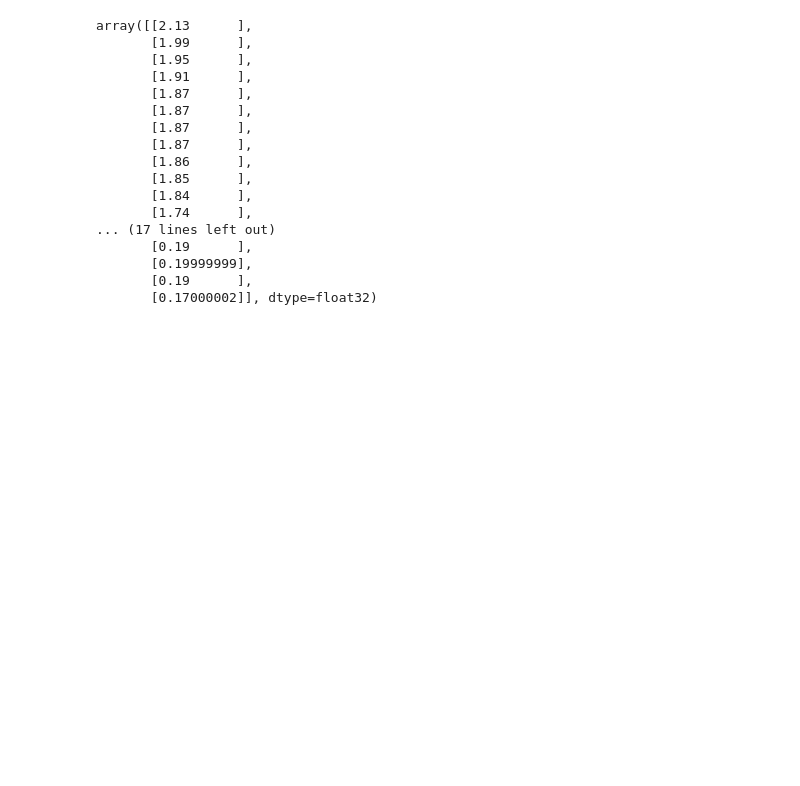
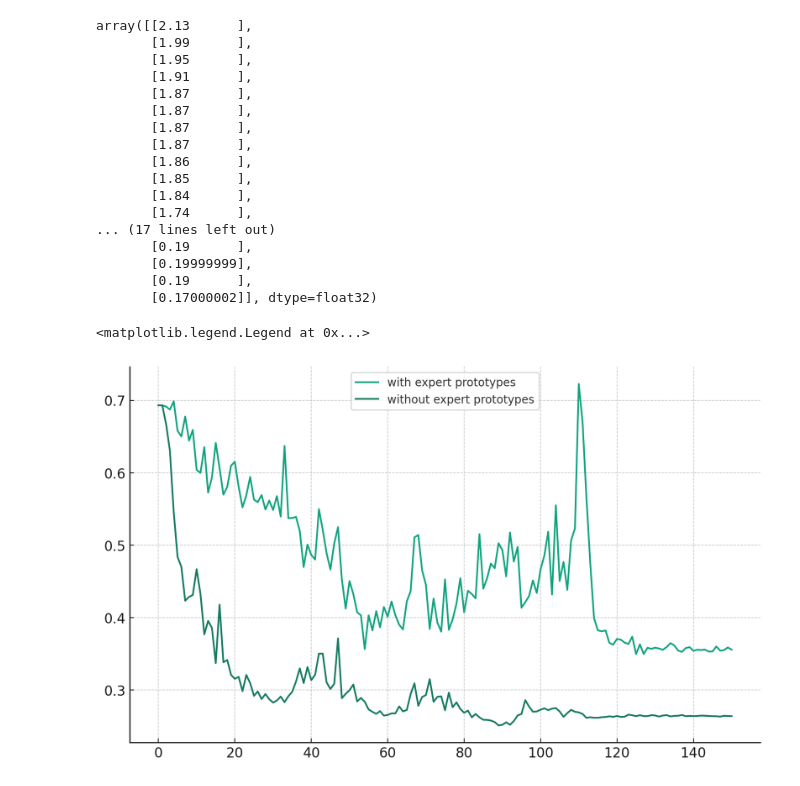
Before and after one commit to bmalkus/ProtoTSNet, a Jupyter notebook: scratch.ipynb, the cells around one changed output. Cells and saved outputs as stored; diff of their text form; code cells hidden in the pictures; blank space fills up the shorter version.

```diff
--- a/scratch.ipynb
+++ b/scratch.ipynb
@@ -48,3 +51,32 @@ array([[2.13      ],
        [0.19999999],
        [0.19      ],
        [0.17000002]], dtype=float32)
+# %%
+exp_path = Path('experiments/ta_expert_protos')
+
+cross_ent_to_avg = []
+for run in range(3, 6):
+    run_dir = exp_path / f'run-{run}'
+    with open(run_dir / 'stats.json') as f:
+        stats = json.load(f)
+    cross_ent = np.array([e['value'] for e in stats['cross_ent_test']])
+    cross_ent_to_avg.append(cross_ent)
+cross_ent_avg_with = np.mean(cross_ent_to_avg, axis=0)
+# %%
+exp_path = Path('experiments/ta_expert_protos/without')
+
+cross_ent_without_to_avg = []
+for run in range(1, 3):
+    run_dir = exp_path / f'run-{run}'
+    with open(run_dir / 'stats.json') as f:
+        stats = json.load(f)
+    cross_ent = np.array([e['value'] for e in stats['cross_ent_test']])
+    cross_ent_without_to_avg.append(cross_ent)
+cross_ent_avg_without = np.mean(cross_ent_without_to_avg, axis=0)
+# %%
+plt.plot(cross_ent_avg_with, label='with expert prototypes')
+plt.plot(cross_ent_avg_without, label='without expert prototypes')
+plt.legend()
+# %% [output]
+<matplotlib.legend.Legend at 0x...>
+[figure, added]
```
Also changed, not shown: parts of 1 cell of this notebook, 6 other files.
